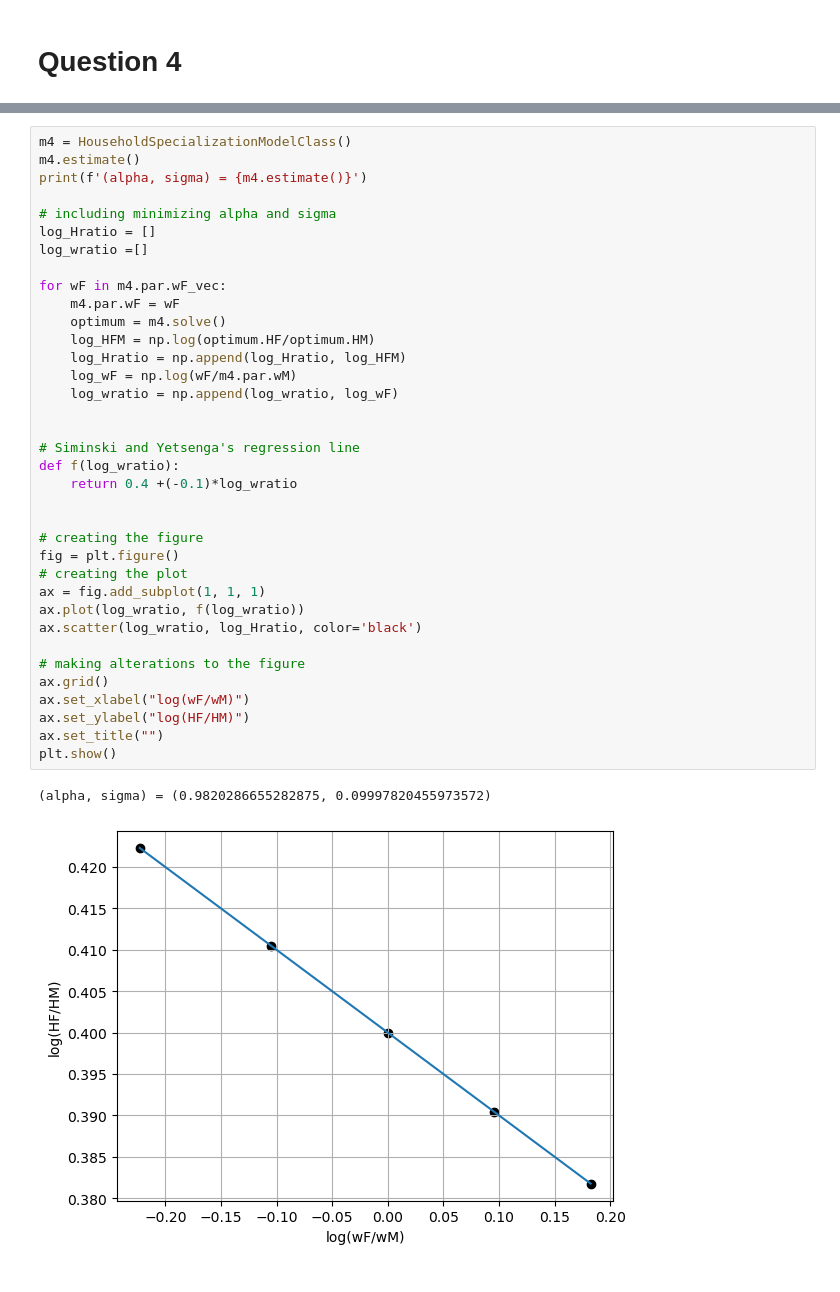
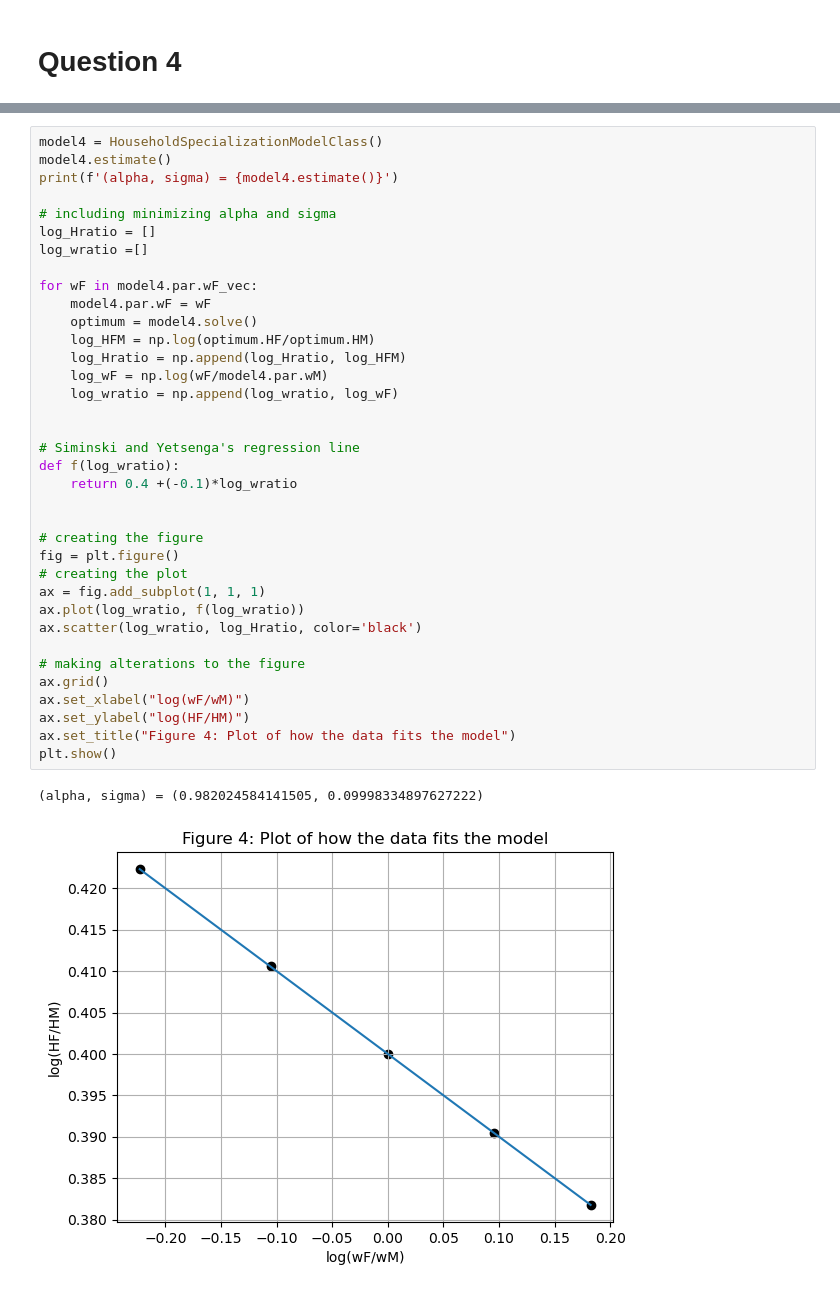
Before and after one commit to NumEconCopenhagen/projects-2023-n-m, a Jupyter notebook: inauguralproject/inauguralproject.ipynb, the cells around one changed output, grey strips where cells are left out. Cells and saved outputs as stored; diff of their text form.

```diff
--- a/inauguralproject/inauguralproject.ipynb
+++ b/inauguralproject/inauguralproject.ipynb
@@ -191,39 +197,39 @@ plt.show()
 # %%
-m4 = HouseholdSpecializationModelClass()
-m4.estimate()
-print(f'(alpha, sigma) = {m4.estimate()}')
+model4 = HouseholdSpecializationModelClass()
+model4.estimate()
+print(f'(alpha, sigma) = {model4.estimate()}')
 
 # including minimizing alpha and sigma
 log_Hratio = []
 log_wratio =[]
 
-for wF in m4.par.wF_vec:
-    m4.par.wF = wF
-    optimum = m4.solve()
+for wF in model4.par.wF_vec:
+    model4.par.wF = wF
+    optimum = model4.solve()
     log_HFM = np.log(optimum.HF/optimum.HM)
     log_Hratio = np.append(log_Hratio, log_HFM)
-    log_wF = np.log(wF/m4.par.wM)
+    log_wF = np.log(wF/model4.par.wM)
     log_wratio = np.append(log_wratio, log_wF)
 
 
 # Siminski and Yetsenga's regression line
 def f(log_wratio):
     return 0.4 +(-0.1)*log_wratio
 
 
 # creating the figure
 fig = plt.figure()
 # creating the plot
 ax = fig.add_subplot(1, 1, 1)
 ax.plot(log_wratio, f(log_wratio))
 ax.scatter(log_wratio, log_Hratio, color='black')
 
 # making alterations to the figure
 ax.grid()
 ax.set_xlabel("log(wF/wM)")
 ax.set_ylabel("log(HF/HM)")
-ax.set_title("")
+ax.set_title("Figure 4: Plot of how the data fits the model")
 plt.show()
 # %% [output]
-(alpha, sigma) = (0.9820286655282875, 0.09997820455973572)
+(alpha, sigma) = (0.982024584141505, 0.09998334897627222)
-[figure, old version]
+[figure, new version]
```
Also changed, not shown: parts of 13 cells of this notebook.
